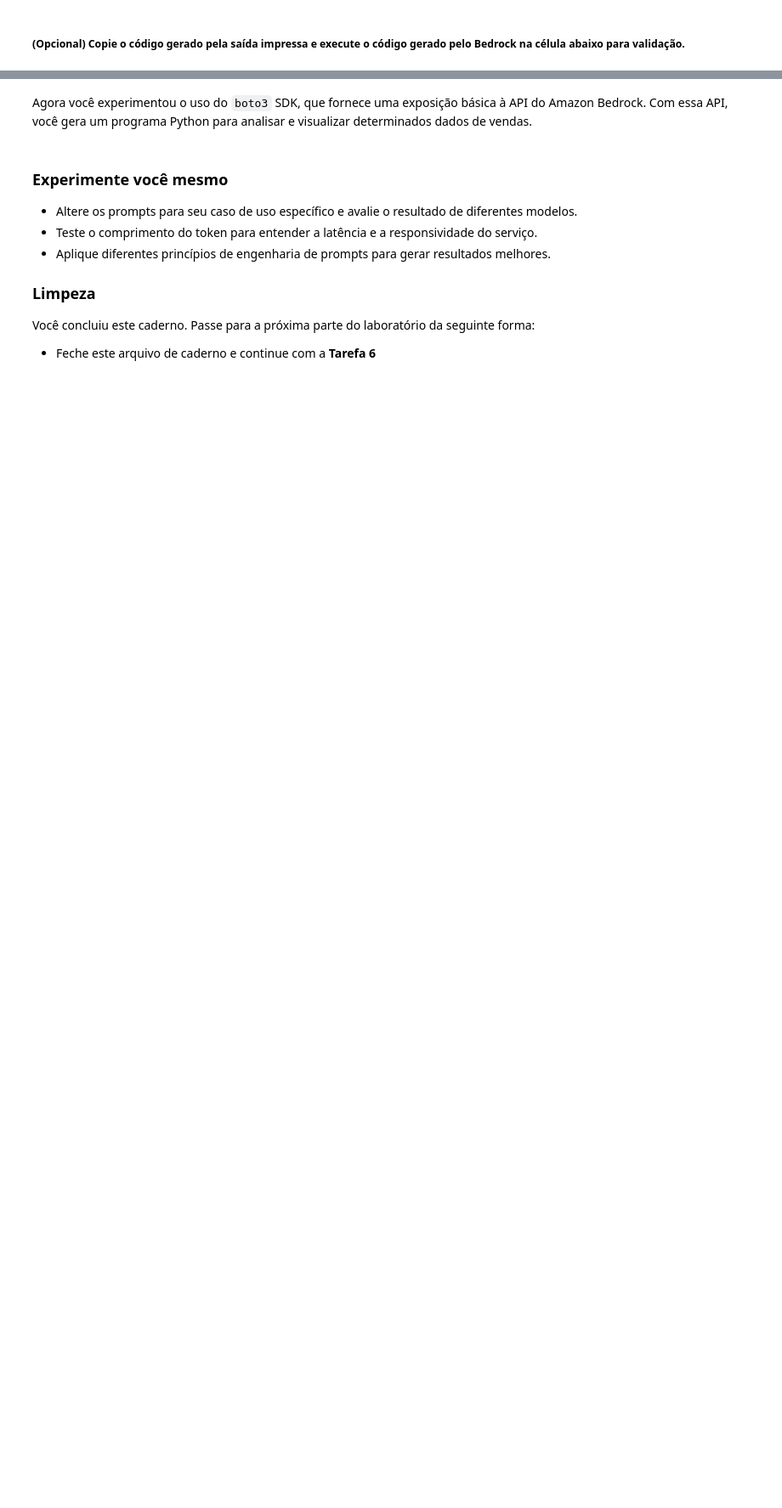
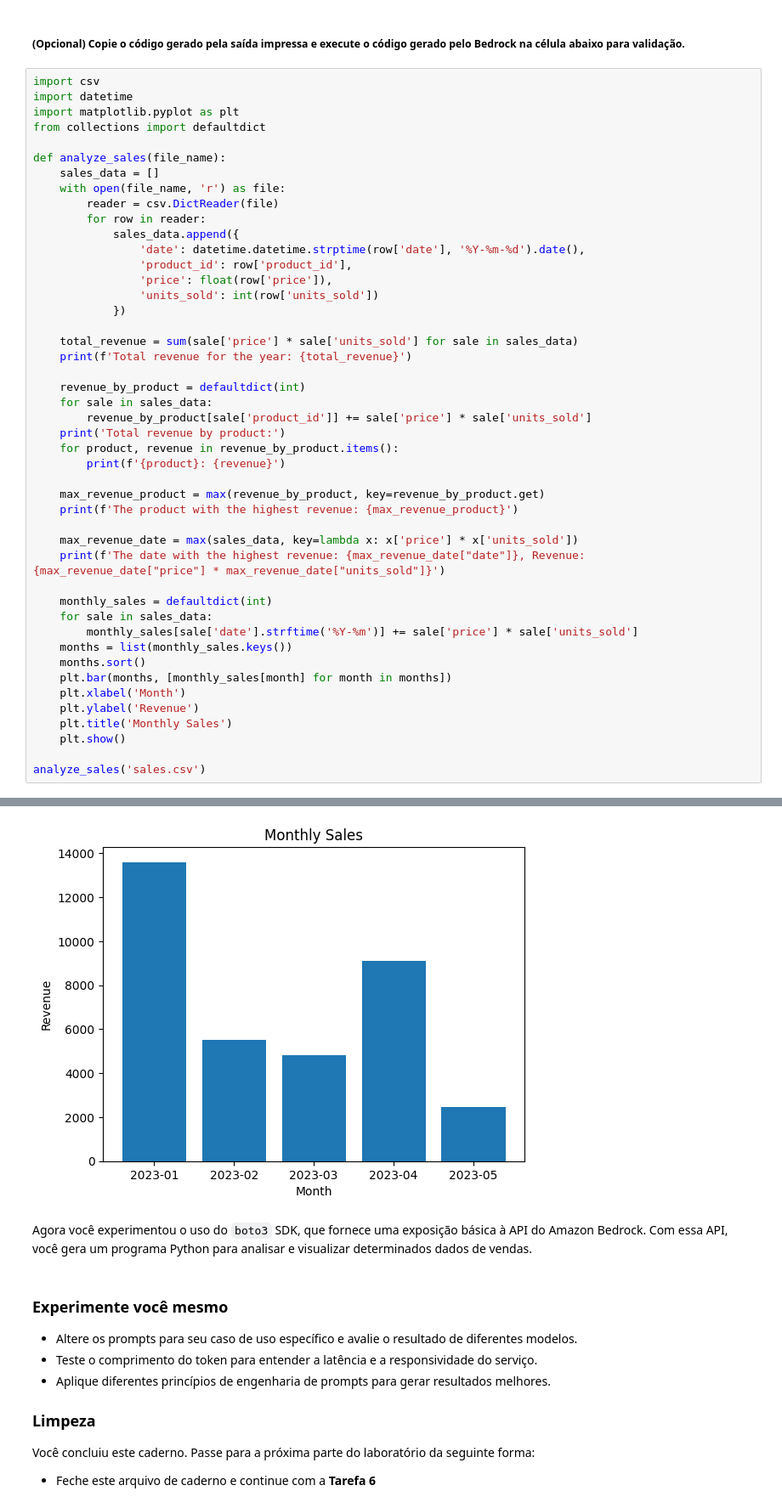
Before and after one commit to Udinei/noteboocks-AWS-arquiteturas, a Jupyter notebook: Task5.ipynb, the cells around one changed output, grey strips where cells are left out. Shown at 85% size. Saved outputs shown, nothing was run; the diff lists cells and outputs as text; blank space fills up the shorter version.

```diff
--- a/Task5.ipynb
+++ b/Task5.ipynb
@@ -136,2 +158,49 @@ print(output_list)
 # %% [markdown]
 ##### <i aria-hidden="true" class="far fa-copy"></i> (Opcional) Copie o código gerado pela saída impressa e execute o código gerado pelo Bedrock na célula abaixo para validação.
+# %%
+import csv
+import datetime
+import matplotlib.pyplot as plt
+from collections import defaultdict
+
+def analyze_sales(file_name):
+    sales_data = []
+    with open(file_name, 'r') as file:
+        reader = csv.DictReader(file)
+        for row in reader:
+            sales_data.append({
+                'date': datetime.datetime.strptime(row['date'], '%Y-%m-%d').date(),
+                'product_id': row['product_id'],
+                'price': float(row['price']),
+                'units_sold': int(row['units_sold'])
+            })
+
+    total_revenue = sum(sale['price'] * sale['units_sold'] for sale in sales_data)
+    print(f'Total revenue for the year: {total_revenue}')
+
+    revenue_by_product = defaultdict(int)
+    for sale in sales_data:
+        revenue_by_product[sale['product_id']] += sale['price'] * sale['units_sold']
+    print('Total revenue by product:')
+    for product, revenue in revenue_by_product.items():
+        print(f'{product}: {revenue}')
+
+    max_revenue_product = max(revenue_by_product, key=revenue_by_product.get)
+    print(f'The product with the highest revenue: {max_revenue_product}')
+
+    max_revenue_date = max(sales_data, key=lambda x: x['price'] * x['units_sold'])
+    print(f'The date with the highest revenue: {max_revenue_date["date"]}, Revenue: {max_revenue_date["price"] * max_revenue_date["units_sold"]}')
+
+    monthly_sales = defaultdict(int)
+    for sale in sales_data:
+        monthly_sales[sale['date'].strftime('%Y-%m')] += sale['price'] * sale['units_sold']
+    months = list(monthly_sales.keys())
+    months.sort()
+    plt.bar(months, [monthly_sales[month] for month in months])
+    plt.xlabel('Month')
+    plt.ylabel('Revenue')
+    plt.title('Monthly Sales')
+    plt.show()
+
+analyze_sales('sales.csv')
+# %% [output]
@@ -138,3 +214,4 @@ print(output_list)
+[figure, added]
 # %% [markdown]
 
 Agora você experimentou o uso do `boto3` SDK, que fornece uma exposição básica à API do Amazon Bedrock. Com essa API, você gera um programa Python para analisar e visualizar determinados dados de vendas.
```
Also changed, not shown: parts of 4 cells of this notebook, 1 other file.
